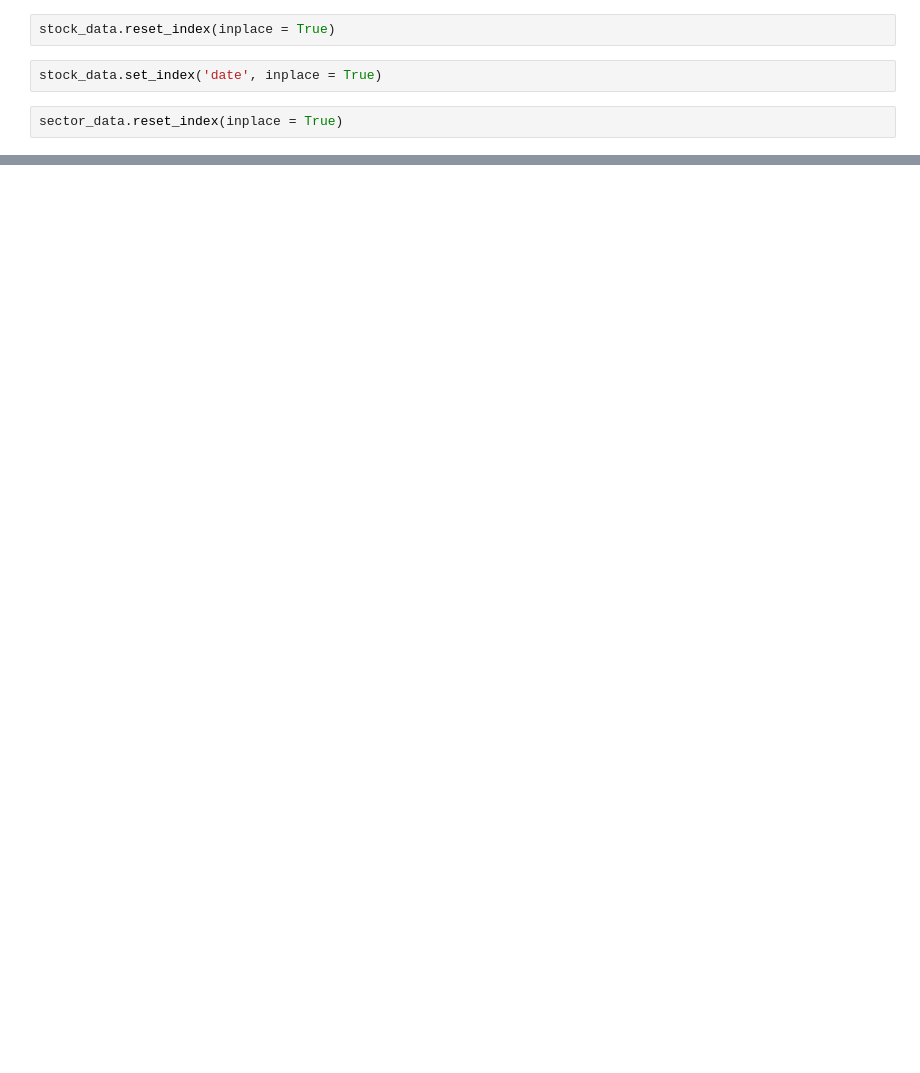
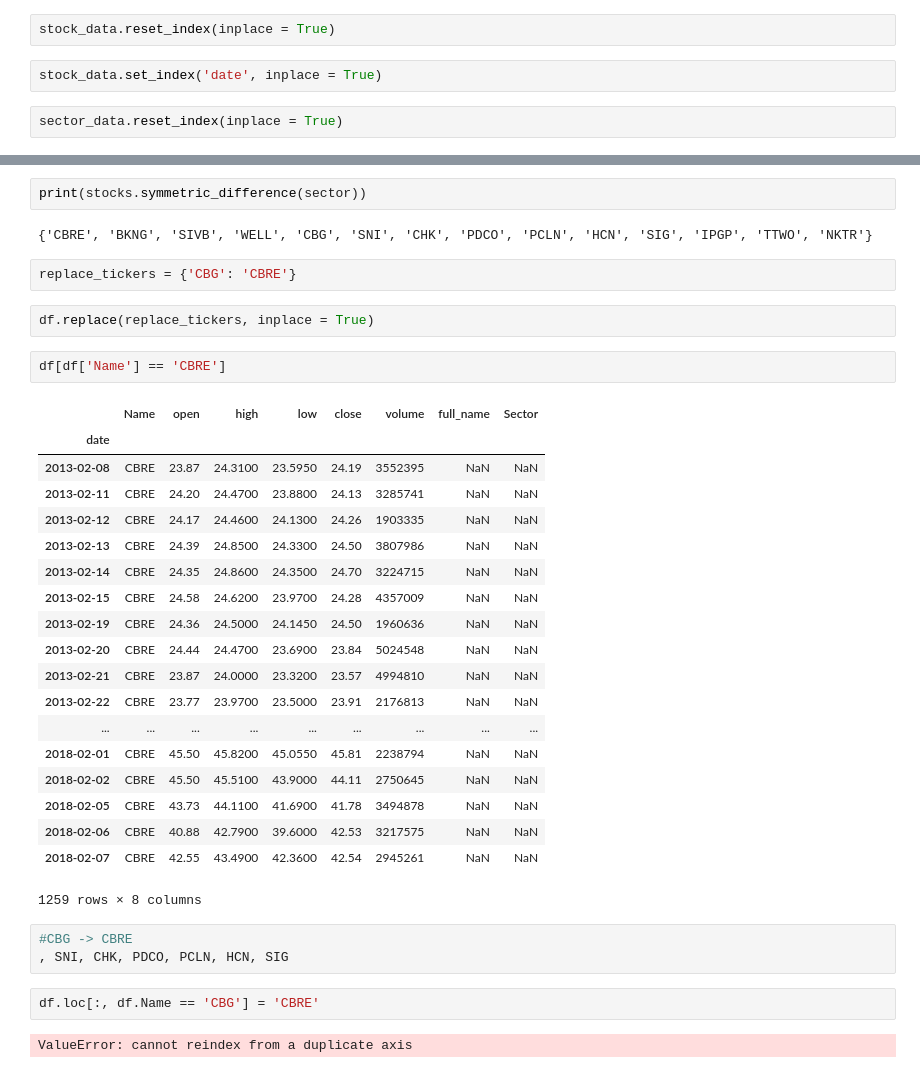
Before and after one commit to Aaivazi000/fintech-master, a Jupyter notebook: Marin Workspace/marin_4.18.ipynb, the cells around one changed output, grey strips where cells are left out. Cells and saved outputs as stored; diff of their text form; blank space fills up the shorter version.

```diff
--- a/Marin Workspace/marin_4.18.ipynb
+++ b/Marin Workspace/marin_4.18.ipynb
@@ -232,0 +229,37 @@ print(end-start)
+# %%
+print(stocks.symmetric_difference(sector))
+# %% [output]
+{'CBRE', 'BKNG', 'SIVB', 'WELL', 'CBG', 'SNI', 'CHK', 'PDCO', 'PCLN', 'HCN', 'SIG', 'IPGP', 'TTWO', 'NKTR'}
+# %%
+replace_tickers = {'CBG': 'CBRE'}
+# %%
+df.replace(replace_tickers, inplace = True)
+# %%
+df[df['Name'] == 'CBRE']
+# %% [output]
+|  | Name | open | high | low | close | volume | full_name | Sector |
+| date |  |  |  |  |  |  |  |  |
+| 2013-02-08 | CBRE | 23.87 | 24.3100 | 23.5950 | 24.19 | 3552395 | NaN | NaN |
+| 2013-02-11 | CBRE | 24.20 | 24.4700 | 23.8800 | 24.13 | 3285741 | NaN | NaN |
+| 2013-02-12 | CBRE | 24.17 | 24.4600 | 24.1300 | 24.26 | 1903335 | NaN | NaN |
+| 2013-02-13 | CBRE | 24.39 | 24.8500 | 24.3300 | 24.50 | 3807986 | NaN | NaN |
+| 2013-02-14 | CBRE | 24.35 | 24.8600 | 24.3500 | 24.70 | 3224715 | NaN | NaN |
+| 2013-02-15 | CBRE | 24.58 | 24.6200 | 23.9700 | 24.28 | 4357009 | NaN | NaN |
+| 2013-02-19 | CBRE | 24.36 | 24.5000 | 24.1450 | 24.50 | 1960636 | NaN | NaN |
+| 2013-02-20 | CBRE | 24.44 | 24.4700 | 23.6900 | 23.84 | 5024548 | NaN | NaN |
+| 2013-02-21 | CBRE | 23.87 | 24.0000 | 23.3200 | 23.57 | 4994810 | NaN | NaN |
+| 2013-02-22 | CBRE | 23.77 | 23.9700 | 23.5000 | 23.91 | 2176813 | NaN | NaN |
+| ... | ... | ... | ... | ... | ... | ... | ... | ... |
+| 2018-02-01 | CBRE | 45.50 | 45.8200 | 45.0550 | 45.81 | 2238794 | NaN | NaN |
+| 2018-02-02 | CBRE | 45.50 | 45.5100 | 43.9000 | 44.11 | 2750645 | NaN | NaN |
+| 2018-02-05 | CBRE | 43.73 | 44.1100 | 41.6900 | 41.78 | 3494878 | NaN | NaN |
+| 2018-02-06 | CBRE | 40.88 | 42.7900 | 39.6000 | 42.53 | 3217575 | NaN | NaN |
+| 2018-02-07 | CBRE | 42.55 | 43.4900 | 42.3600 | 42.54 | 2945261 | NaN | NaN |
+1259 rows × 8 columns
+# %%
+#CBG -> CBRE
+, SNI, CHK, PDCO, PCLN, HCN, SIG
+# %%
+df.loc[:, df.Name == 'CBG'] = 'CBRE'
+# %% [output]
+ValueError: cannot reindex from a duplicate axis
```
Also changed, not shown: parts of 7 cells of this notebook.
